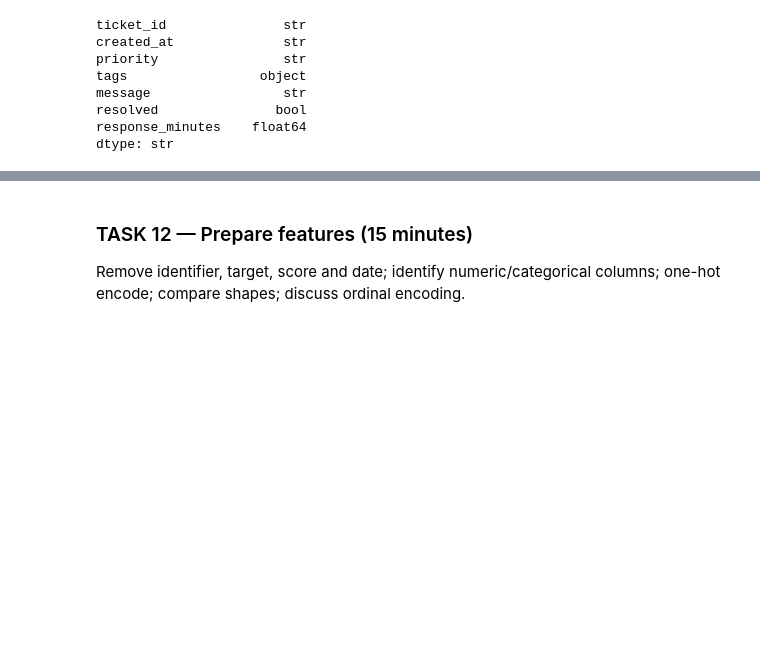
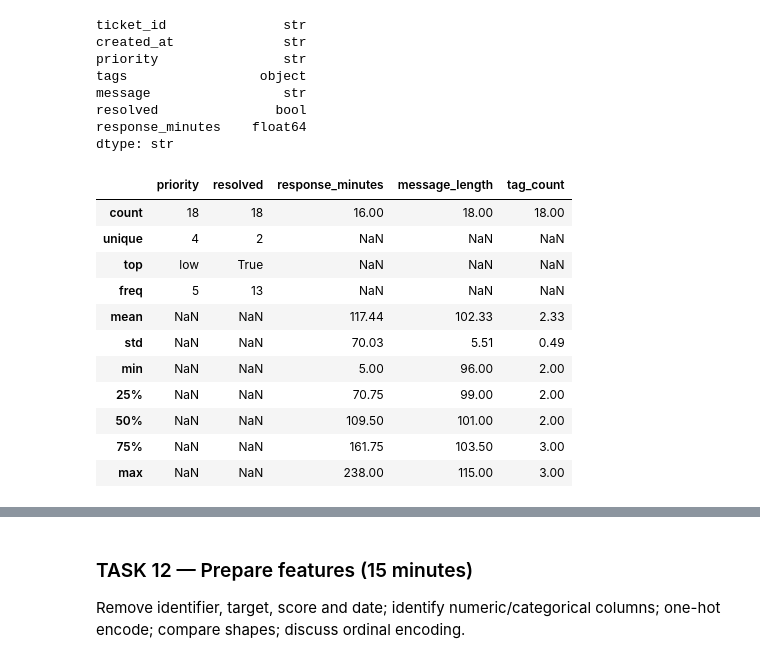
Before and after one commit to dev-deg/aci-26-pt, a Jupyter notebook: dataset-properties/dataset_properties.ipynb, the cells around one changed output, grey strips where cells are left out. Drawn from its saved outputs; the diff is of its cells as text; code cells hidden in the pictures; blank space fills up the shorter version.

```diff
--- a/dataset-properties/dataset_properties.ipynb
+++ b/dataset-properties/dataset_properties.ipynb
@@ -591,3 +591,31 @@ dtype: str
 # %%
 # Added message_length column to tickets_df to store the length of each message
 tickets_df["message_length"] = tickets_df["message"].str.len()
+
+# Added tag count column to tickets_df to store the number of tags associated with each ticket
+tickets_df["tag_count"] = tickets_df["tags"].str.len()
+
+ticket_summary_columns = [
+    "priority",
+    "resolved",
+    "response_minutes",
+    "message_length",
+    "tag_count"
+]
+
+ticket_summary = tickets_df[ticket_summary_columns].describe(include='all').round(2)
+
+display(ticket_summary)
+# %% [output]
+|  | priority | resolved | response_minutes | message_length | tag_count |
+| count | 18 | 18 | 16.00 | 18.00 | 18.00 |
+| unique | 4 | 2 | NaN | NaN | NaN |
+| top | low | True | NaN | NaN | NaN |
+| freq | 5 | 13 | NaN | NaN | NaN |
+| mean | NaN | NaN | 117.44 | 102.33 | 2.33 |
+| std | NaN | NaN | 70.03 | 5.51 | 0.49 |
+| min | NaN | NaN | 5.00 | 96.00 | 2.00 |
+| 25% | NaN | NaN | 70.75 | 99.00 | 2.00 |
+| 50% | NaN | NaN | 109.50 | 101.00 | 2.00 |
+| 75% | NaN | NaN | 161.75 | 103.50 | 3.00 |
+| max | NaN | NaN | 238.00 | 115.00 | 3.00 |
```
Also changed, not shown: parts of 3 cells of this notebook.
